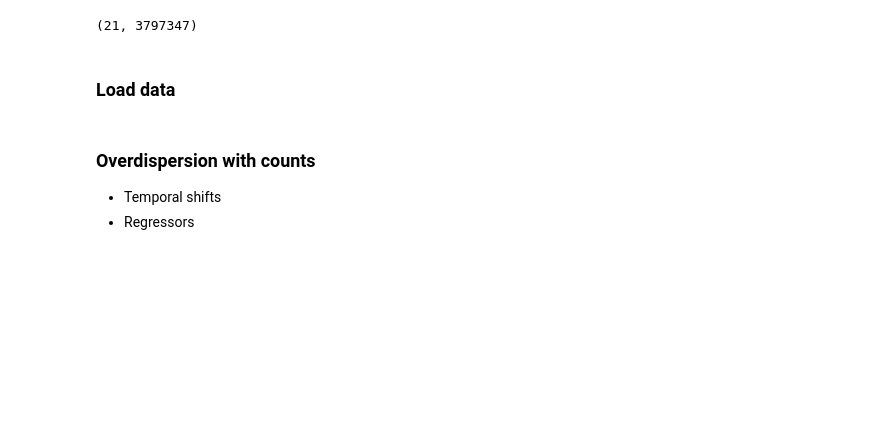
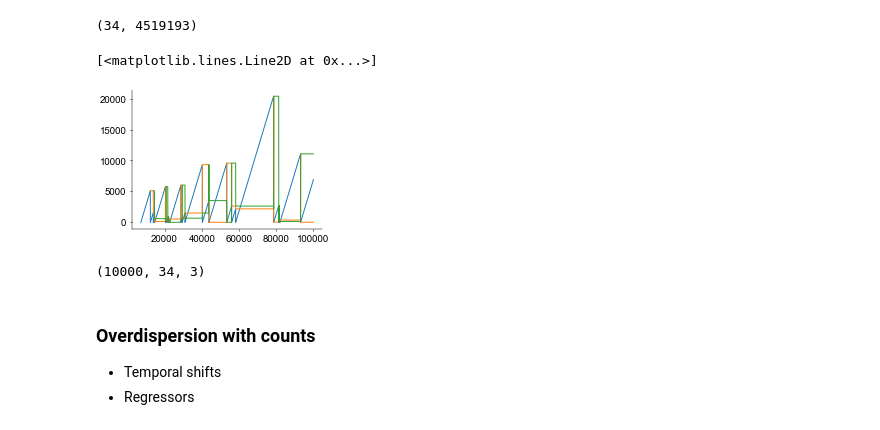
Before and after one commit to davindicode/nonparametric-nonrenewal-process, a Jupyter notebook: notebooks/CA_fit.ipynb, the cells around one changed output. Cells and saved outputs as stored; diff of their text form; code cells hidden in the pictures; blank space fills up the shorter version.

```diff
--- a/notebooks/CA_fit.ipynb
+++ b/notebooks/CA_fit.ipynb
@@ -36,6 +51,20 @@ ModuleNotFoundError: No module named 'neuroprob'
+# %%
+session_id = 'hc5_15'
+data = np.load('../data/{}.npz'.format(session_id))
+spktrain = data['spktrain']
+x_t = data['x_t']
+y_t = data['y_t']
+s_t = data['s_t']
+dir_t = data['dir_t']
+hd_t = data['hd_t']
+theta_t = data['theta_t']
+arena = data['arena']
+
+sample_bin = 0.0008
+
+left_x, right_x, bottom_y, top_y = arena
+units_used = spktrain.shape[0]
 # %%
 spktrain.shape
 # %% [output]
-(21, 3797347)
+(34, 4519193)
-# %% [markdown]
-### Load data
@@ -78,3 +71,18 @@ def binning(bin_size, spktrain):
+# %%
+lagged_ISIs = get_lagged_ISIs(spktrain[:, :100000].T, 3)
+# %%
+n = 0
+
+plt.plot(lagged_ISIs[:, n, 0])
+plt.plot(lagged_ISIs[:, n, 1])
+plt.plot(lagged_ISIs[:, n, 2])
+# %% [output]
+[<matplotlib.lines.Line2D at 0x...>]
+[figure, added]
+# %%
+lagged_ISIs.shape
+# %% [output]
+(10000, 34, 3)
 # %% [markdown]
 ### Overdispersion with counts
 - Temporal shifts
```
Also changed, not shown: parts of 4 cells of this notebook, 13 other files.
